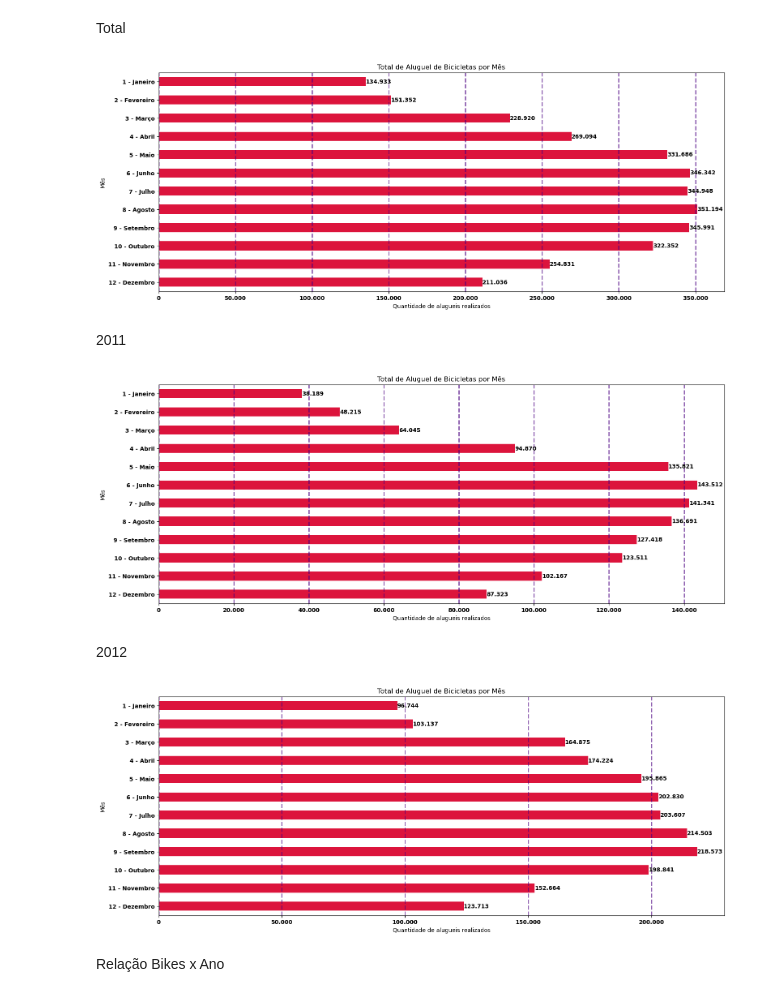
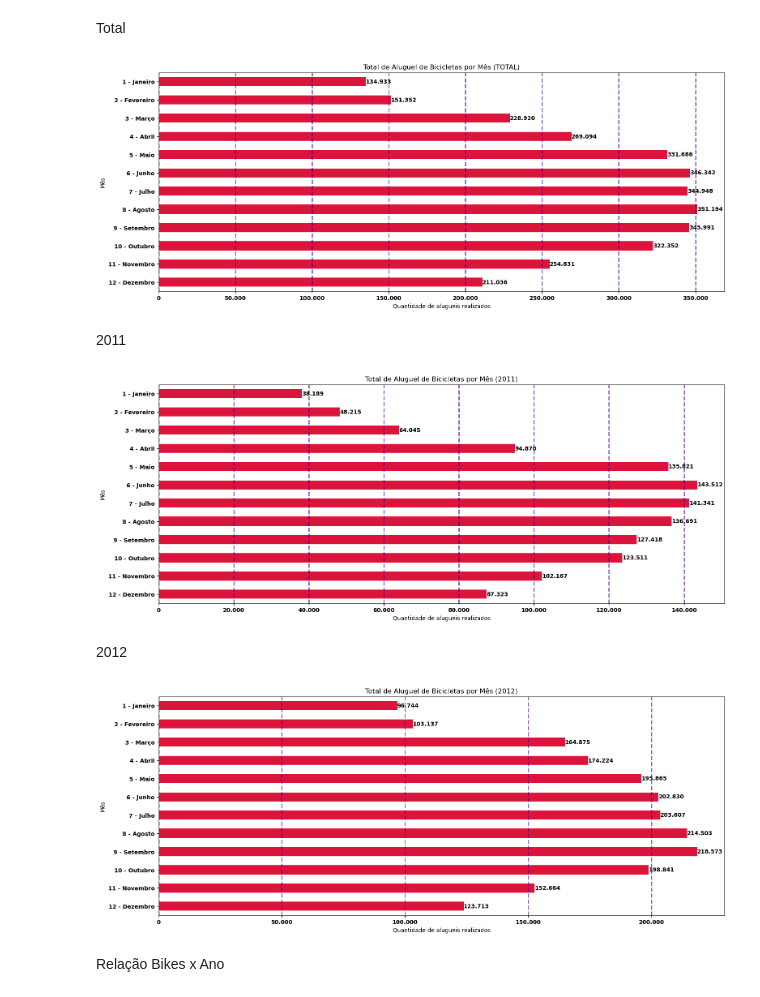
Before and after one commit to MarceloBindi30/A3_AnaliseDeDados, a Jupyter notebook: A3_Main.ipynb, the cells around one changed output. Saved outputs shown, nothing was run; the diff lists cells and outputs as text; code cells hidden in the pictures.

Commit message:
Alteração das legendas do graficos

```diff
--- a/A3_Main.ipynb
+++ b/A3_Main.ipynb
@@ -434,35 +434,35 @@ locale.setlocale(locale.LC_ALL, 'de_DE.UTF-8')
 formatter = FuncFormatter(format_func)
 
 BikesPorMes = df_traduzido.groupby('Mês')['Total_Bikes'].sum()
 months_dict = {
     1: 'Janeiro', 2: 'Fevereiro', 3: 'Março', 4: 'Abril',
     5: 'Maio', 6: 'Junho', 7: 'Julho', 8: 'Agosto',
     9: 'Setembro', 10: 'Outubro', 11: 'Novembro', 12: 'Dezembro'
 }
 y_labels = [f'{month_num} - {months_dict[month_num]}' for month_num in BikesPorMes.index]
 
 
 plt.figure(figsize=(18, 7))
 BikesPorMes.plot(kind='barh', color='#DC143C')
-plt.title('Total de Aluguel de Bicicletas por Mês')
+plt.title('Total de Aluguel de Bicicletas por Mês (TOTAL)')
 plt.xlabel('Quantidade de alugueis realizados')
 plt.ylabel('Mês')
 plt.xticks(rotation=0)
 plt.grid(axis='x', color='#4B0082', linestyle='dashed', linewidth=2, alpha=0.65)
 plt.gca().invert_yaxis()
 plt.yticks(ticks=range(len(BikesPorMes)), labels=y_labels, weight='bold')
 plt.gca().xaxis.set_major_formatter(formatter)
 
 
 for tick in plt.gca().get_xticklabels():
     tick.set_weight('bold')
 
 for index, value in enumerate(BikesPorMes):
     plt.text(value, index, locale.format_string('%.0f', value, grouping=True), color='black', va='center', weight='bold')
 
 plt.show()
 # %% [output]
-[figure, old version]
+[figure, new version]
 # %% [markdown]
 2011
 # %%
@@ -477,7 +477,7 @@ y_labels = [f'{month_num} - {months_dict[month_num]}' for month_num in BikesPorM
 
 plt.figure(figsize=(18, 7))
 BikesPorMes2011.plot(kind='barh', color='#DC143C')
-plt.title('Total de Aluguel de Bicicletas por Mês')
+plt.title('Total de Aluguel de Bicicletas por Mês (2011)')
 plt.xlabel('Quantidade de alugueis realizados')
 plt.ylabel('Mês')
 plt.xticks(rotation=0)
@@ -495,7 +495,7 @@ for index, value in enumerate(BikesPorMes2011):
 
 plt.show()
 # %% [output]
-[figure, old version]
+[figure, new version]
 # %% [markdown]
 2012
 # %%
@@ -510,7 +510,7 @@ y_labels = [f'{month_num} - {months_dict[month_num]}' for month_num in BikesPorM
 
 plt.figure(figsize=(18, 7))
 BikesPorMes2012.plot(kind='barh', color='#DC143C')
-plt.title('Total de Aluguel de Bicicletas por Mês')
+plt.title('Total de Aluguel de Bicicletas por Mês (2012)')
 plt.xlabel('Quantidade de alugueis realizados')
 plt.ylabel('Mês')
 plt.xticks(rotation=0)
@@ -528,7 +528,7 @@ for index, value in enumerate(BikesPorMes2012):
 
 plt.show()
 # %% [output]
-[figure, old version]
+[figure, new version]
 # %% [markdown]
 Relação Bikes x Ano
 # %%
```
Also changed, not shown: parts of 9 cells of this notebook.
